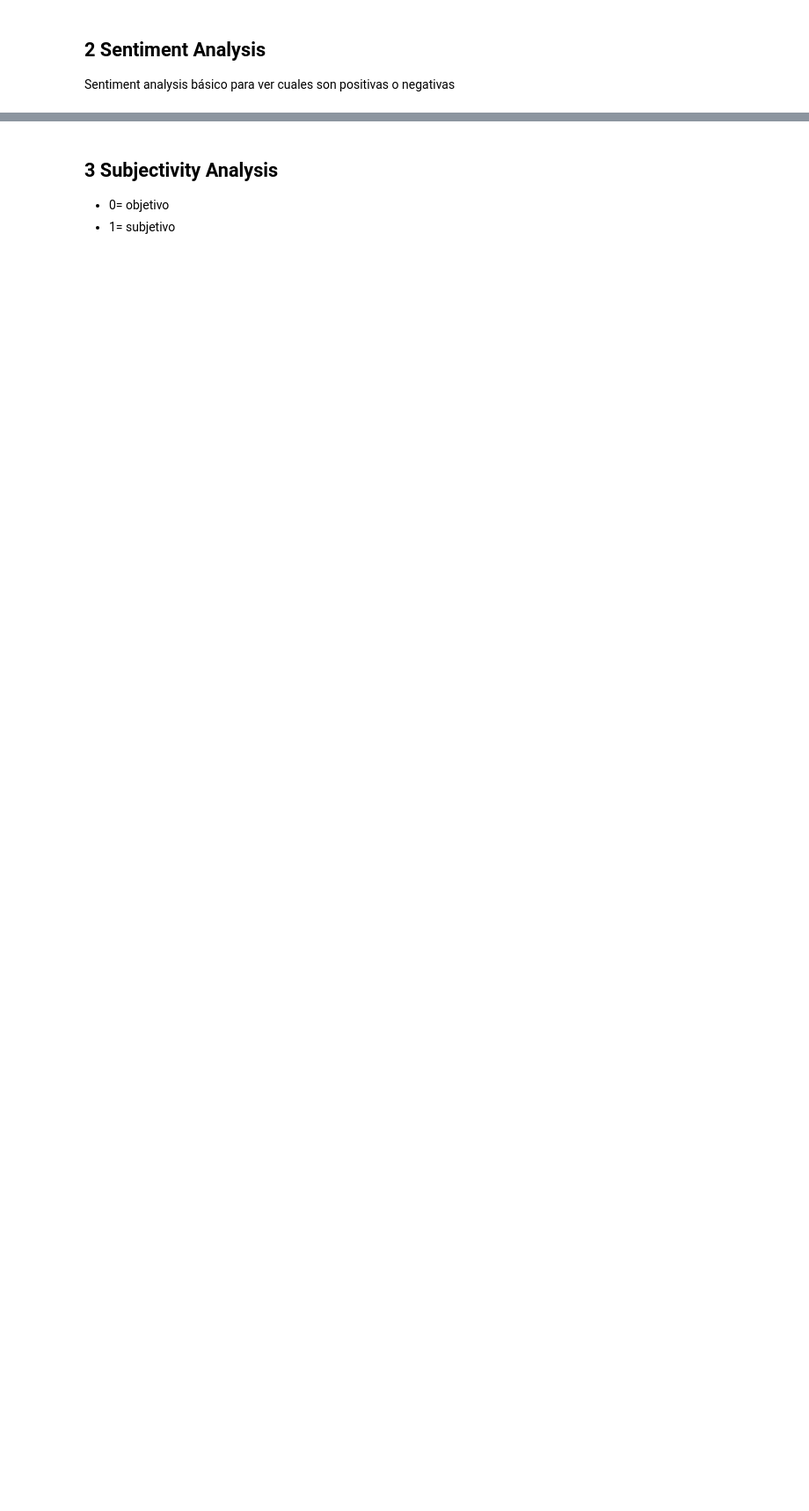
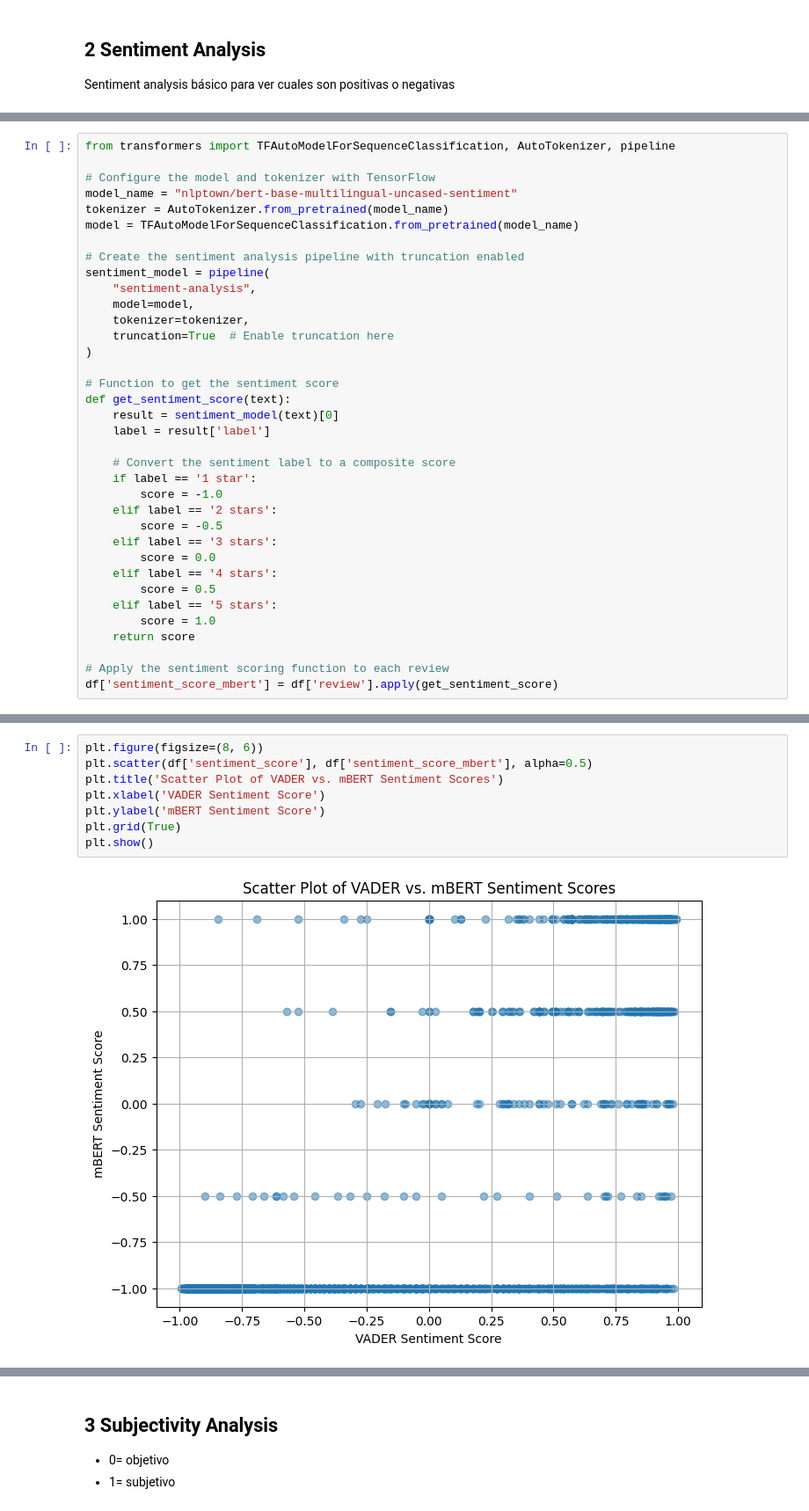
Before and after one commit to cijjas/nlp, a Jupyter notebook: src/en/analysis_en.ipynb, the cells around one changed output, grey strips where cells are left out. Shown at 88% size. Drawn from its saved outputs; the diff is of its cells as text; blank space fills up the shorter version.

```diff
--- a/src/en/analysis_en.ipynb
+++ b/src/en/analysis_en.ipynb
@@ -165,3 +165,39 @@ Negative    1061
 Positive     713
 Neutral       74
 Name: count, dtype: int64
+# %%
+from transformers import TFAutoModelForSequenceClassification, AutoTokenizer, pipeline
+
+# Configure the model and tokenizer with TensorFlow
+model_name = "nlptown/bert-base-multilingual-uncased-sentiment"
+tokenizer = AutoTokenizer.from_pretrained(model_name)
+model = TFAutoModelForSequenceClassification.from_pretrained(model_name)
+
+# Create the sentiment analysis pipeline with truncation enabled
+sentiment_model = pipeline(
+    "sentiment-analysis",
+    model=model,
+    tokenizer=tokenizer,
+    truncation=True  # Enable truncation here
+)
+
+# Function to get the sentiment score
+def get_sentiment_score(text):
+    result = sentiment_model(text)[0]
+    label = result['label']
+
+    # Convert the sentiment label to a composite score
+    if label == '1 star':
+        score = -1.0
+    elif label == '2 stars':
+        score = -0.5
+    elif label == '3 stars':
+        score = 0.0
+    elif label == '4 stars':
+        score = 0.5
+    elif label == '5 stars':
+        score = 1.0
+    return score
+
+# Apply the sentiment scoring function to each review
+df['sentiment_score_mbert'] = df['review'].apply(get_sentiment_score)
@@ -167,0 +273,10 @@ Name: count, dtype: int64
+# %%
+plt.figure(figsize=(8, 6))
+plt.scatter(df['sentiment_score'], df['sentiment_score_mbert'], alpha=0.5)
+plt.title('Scatter Plot of VADER vs. mBERT Sentiment Scores')
+plt.xlabel('VADER Sentiment Score')
+plt.ylabel('mBERT Sentiment Score')
+plt.grid(True)
+plt.show()
+# %% [output]
+[figure, added]
```
Also changed, not shown: parts of 21 cells of this notebook, 3 other files.
